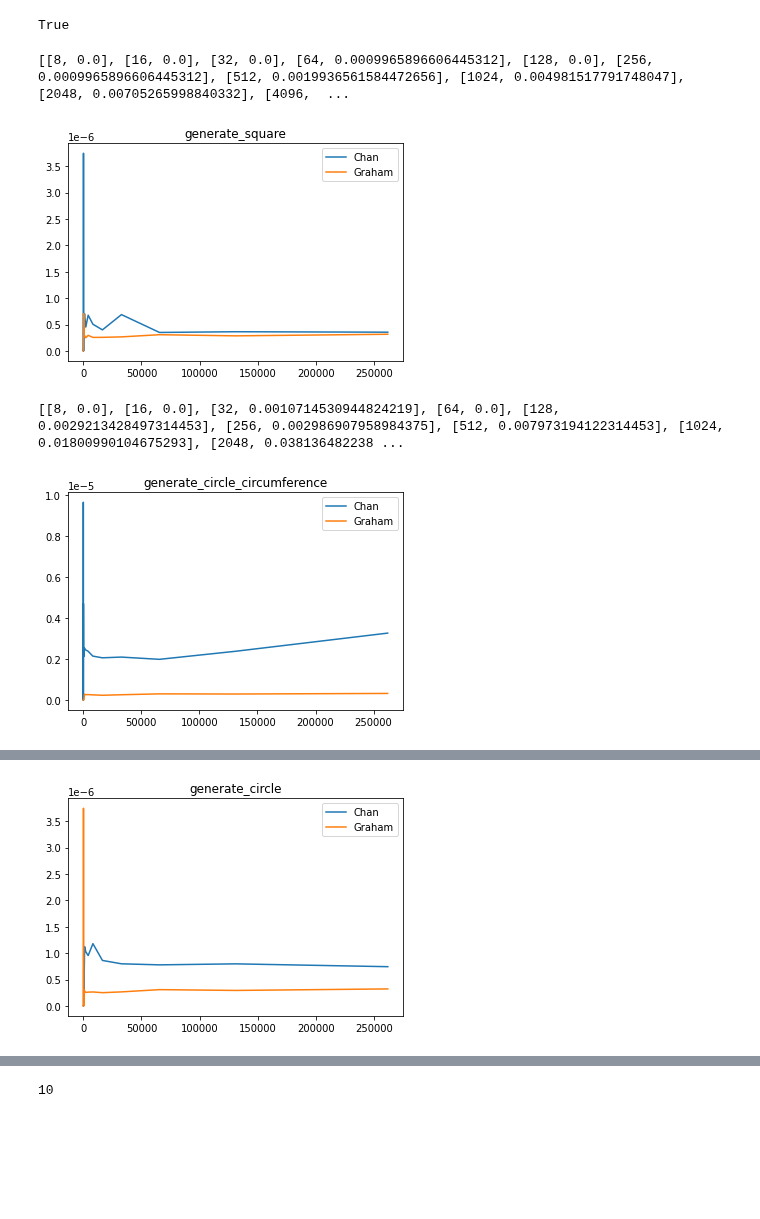
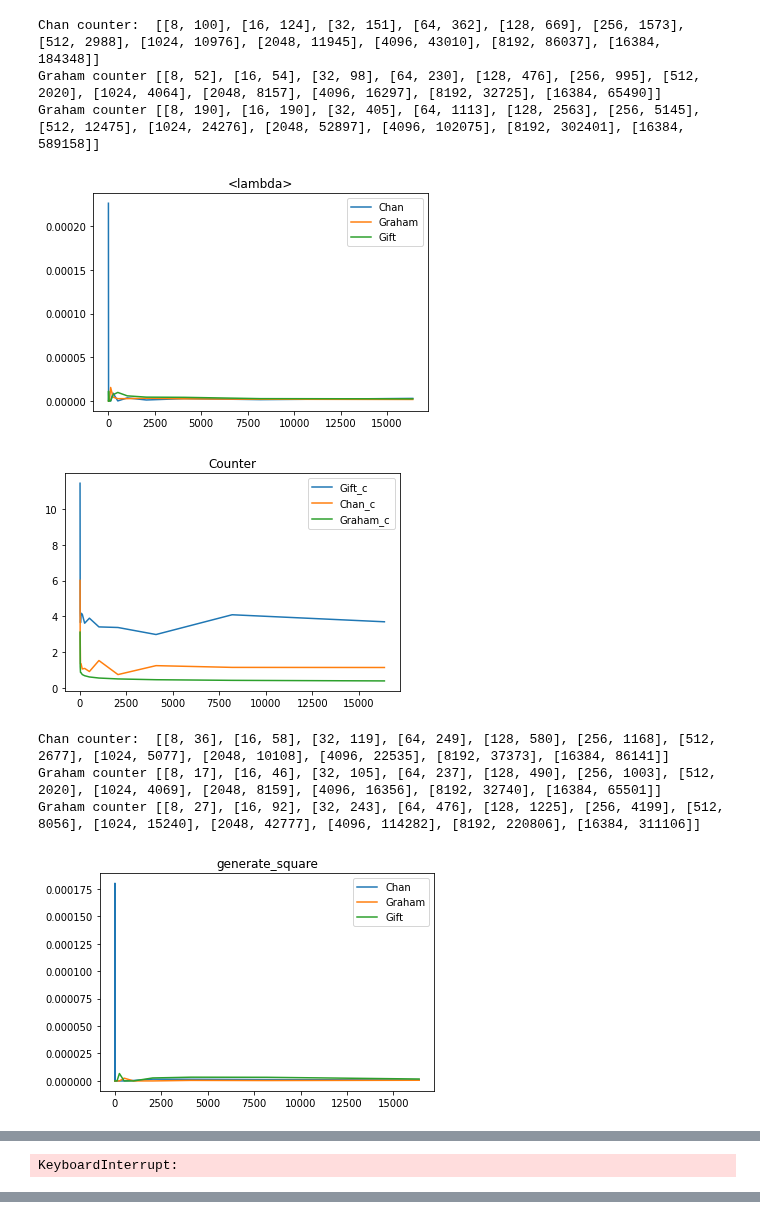
Before and after one commit to Nimakii/etkortnavn, a Jupyter notebook: handin2/H2.ipynb, the cells around one changed output, grey strips where cells are left out. Cells and saved outputs as stored; diff of their text form; code cells hidden in the pictures; blank space fills up the shorter version.

Commit message:
Added software counter

```diff
--- a/handin2/H2.ipynb
+++ b/handin2/H2.ipynb
@@ -68,11 +68,13 @@ def plot(random_points,ch):
     plt.plot(*list(zip(*random_points)),"r.")
     plt.plot(*list(zip(*ch)),"g-")
     plt.show()
-
+counter_left_turn = 0
 def left_turn(p1,p2,p3):
     x1,y1 = p1
     x2,y2 = p2
     x3,y3 = p3
+    global counter_left_turn
+    counter_left_turn += 1
     return x1*(y2-y3)+x2*(y3-y1)+x3*(y1-y2) >= 0
 
 def test_convex_hull(CH_algo,n):
@@ -332,7 +334,7 @@ def UHwithSize(pts,h):
         p = compute_tangent(tangent_points,p)
         #Remove any vertex of every Ui that is to the left of p . This could make some Ui empty
         for hull in reversed_hulls:
-            for i in range(len(hull)-1, -1,-1):
+            for i in range(len(hull)-1, 0,-1):
                 # if(hull[i][0]<=(p[0]+0.001)):
                 if(hull[i][0]<=p[0]):
                     hull.pop()
@@ -443,51 +439,91 @@ plot((p,*pts), (p,compute_tangent(pts,p)))
-# %%
-print(left_turn((0,0),pts[0],pts[2]))
-# %% [output]
-True
 # %%
 from timeit import Timer
 import time
 def timeAlgorithm(alg, generator):
     res = []
-    for i in range(3,19):
+    res_counter = []
+    for i in range(3,12):
+        global counter_left_turn
+        counter_left_turn = 0
         num_points = 2**i
         random_points = generator(num_points)
         t = Timer("CH_algo")
         start_time = time.time()
         ch = alg(random_points)
         end = time.time()
         res.append([num_points, end-start_time])
-    return res
+        res_counter.append([num_points,counter_left_turn])
+    return res, res_counter
 
 def experimentAndPlot(generator):
 
-    res_chan = timeAlgorithm(CH_CH, generator)
-    print(res_chan)
+    res_chan, res_counter_chan = timeAlgorithm(CH_CH, generator)
+    print("Chan counter: ", res_counter_chan)
     x, y = list(zip(*res_chan))
+    x1, y1 = list(zip(*res_counter_chan))
     adjusted = []
+    adjusted_c_chan = []
     for i in range(len(y)):
         adjusted.append((x[i], y[i]/(x[i]*math.log(x[i]))))
+        adjusted_c_chan.append((x1[i], y1[i]/(x1[i]*math.log(x1[i]))))
     x, y = list(zip(*adjusted))
     plt.plot(x,y, label="Chan")
     plt.legend
 
-    res_graham = timeAlgorithm(INC_CH_upper, generator)
+    res_graham, res_c_graham = timeAlgorithm(INC_CH_upper, generator)
+    print("Graham counter", res_c_graham)
     x, y = list(zip(*res_graham))
+    x1, y1 = list(zip(*res_c_graham))
+
     adjusted = []
+    adjusted_c_graham = []
     for i in range(len(y)):
         adjusted.append((x[i], y[i]/(x[i]*math.log(x[i]))))
+        adjusted_c_graham.append((x1[i], y1[i]/(x1[i]*math.log(x1[i]))))
     x, y = list(zip(*adjusted))
     plt.plot(x,y, label="Graham")
+
+    res_gift, res_c_gift = timeAlgorithm(GIFT_CH, generator)
+    print("Gift counter", res_c_gift)
+    x, y = list(zip(*res_gift))
+    x1, y1 = list(zip(*res_c_gift))
+
+    adjusted = []
+    adjusted_c_gift = []
+    for i in range(len(y)):
+        adjusted.append((x[i], y[i]/(x[i]*math.log(x[i]))))
+        adjusted_c_gift.append((x1[i], y1[i]/(x1[i]*math.log(x1[i]))))
+    x, y = list(zip(*adjusted))
+    plt.plot(x,y, label="Gift")
     plt.title(generator.__name__)
     plt.legend()
     plt.show()
 
+    x1,y1 = list(zip(*adjusted_c_gift))
+    plt.plot(x1,y1, label="Gift_c")
+    x1,y1 = list(zip(*adjusted_c_chan))
+    plt.plot(x1,y1, label="Chan_c")
+    x1, y1 = list(zip(*adjusted_c_graham))
+    plt.plot(x1,y1, label="Graham_c")
+    plt.title("Counter")
+    plt.legend()
+    plt.show()
+
+
+test = lambda x : generate_fixed_sized_disk(x, 20)
+experimentAndPlot(test)
 experimentAndPlot(generate_square)
+print(counter_left_turn)
 experimentAndPlot(generate_circle_circumference)
 experimentAndPlot(generate_circle)
 # experimentAndPlot(generate_fixed_sized_disk(h=10, n=1000))
 # %% [output]
-[[8, 0.0], [16, 0.0], [32, 0.0], [64, 0.0009965896606445312], [128, 0.0], [256, 0.0009965896606445312], [512, 0.0019936561584472656], [1024, 0.004981517791748047], [2048, 0.00705265998840332], [4096,  ...
+Chan counter:  [[8, 100], [16, 124], [32, 151], [64, 362], [128, 669], [256, 1573], [512, 2988], [1024, 10976], [2048, 11945], [4096, 43010], [8192, 86037], [16384, 184348]]
+Graham counter [[8, 52], [16, 54], [32, 98], [64, 230], [128, 476], [256, 995], [512, 2020], [1024, 4064], [2048, 8157], [4096, 16297], [8192, 32725], [16384, 65490]]
+Graham counter [[8, 190], [16, 190], [32, 405], [64, 1113], [128, 2563], [256, 5145], [512, 12475], [1024, 24276], [2048, 52897], [4096, 102075], [8192, 302401], [16384, 589158]]
-[figure, old version]
+[figure, new version]
+[figure, new version]
-[[8, 0.0], [16, 0.0], [32, 0.0010714530944824219], [64, 0.0], [128, 0.0029213428497314453], [256, 0.002986907958984375], [512, 0.007973194122314453], [1024, 0.01800990104675293], [2048, 0.038136482238 ...
+Chan counter:  [[8, 36], [16, 58], [32, 119], [64, 249], [128, 580], [256, 1168], [512, 2677], [1024, 5077], [2048, 10108], [4096, 22535], [8192, 37373], [16384, 86141]]
+Graham counter [[8, 17], [16, 46], [32, 105], [64, 237], [128, 490], [256, 1003], [512, 2020], [1024, 4069], [2048, 8159], [4096, 16356], [8192, 32740], [16384, 65501]]
+Graham counter [[8, 27], [16, 92], [32, 243], [64, 476], [128, 1225], [256, 4199], [512, 8056], [1024, 15240], [2048, 42777], [4096, 114282], [8192, 220806], [16384, 311106]]
-[figure, old version]
+[figure, new version]
@@ -495 +534 @@ experimentAndPlot(generate_circle)
-[figure, old version]
+KeyboardInterrupt:
@@ -496,5 +536,5 @@ experimentAndPlot(generate_circle)
 # %%
-for i in range(10,13):
+for i in range(9,10):
     print(i)
     for j in range(100):
         # print(i)
@@ -509,8 +549,6 @@ for i in range(10,13):
             print(UH_chan)
         assert(UH_graham==UH_chan[:-1])
         assert(list(dict.fromkeys(H_graham))==list(dict.fromkeys(H_gift)))
-# %% [output]
-10
 # %%
 import numpy as np
 arr = np.genfromtxt('failing_case.txt', delimiter=' ')
```
Also changed, not shown: parts of 10 cells of this notebook.
